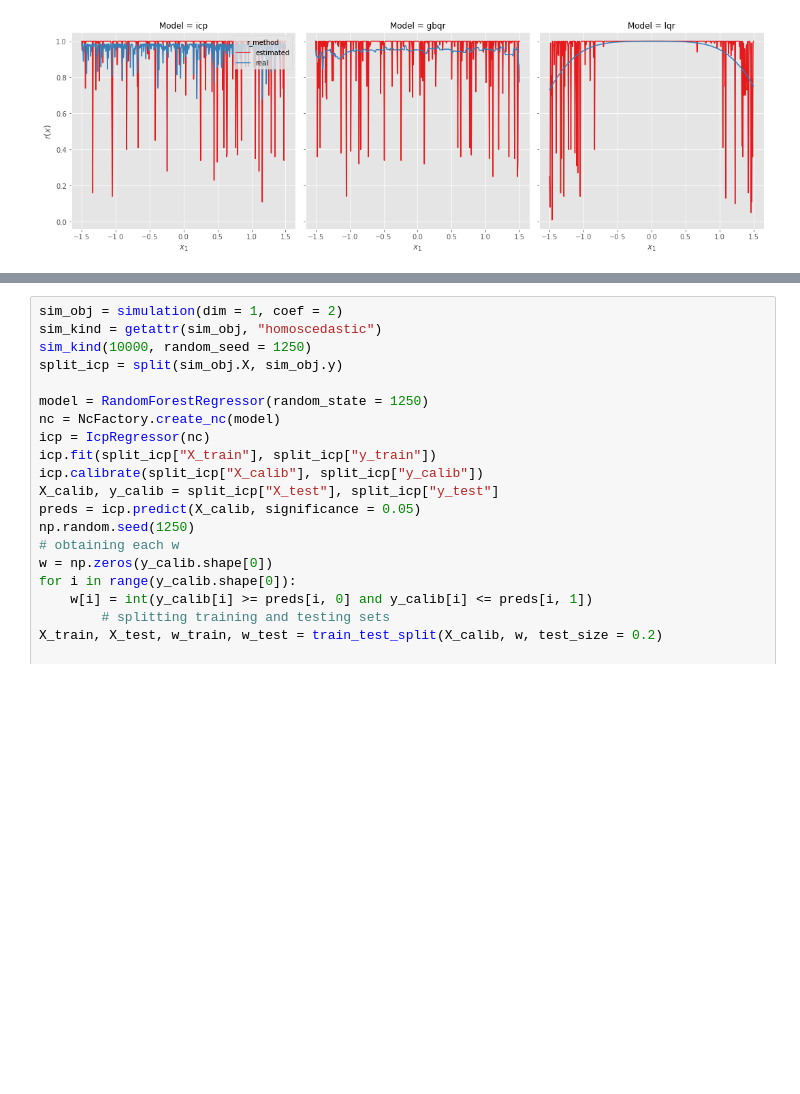
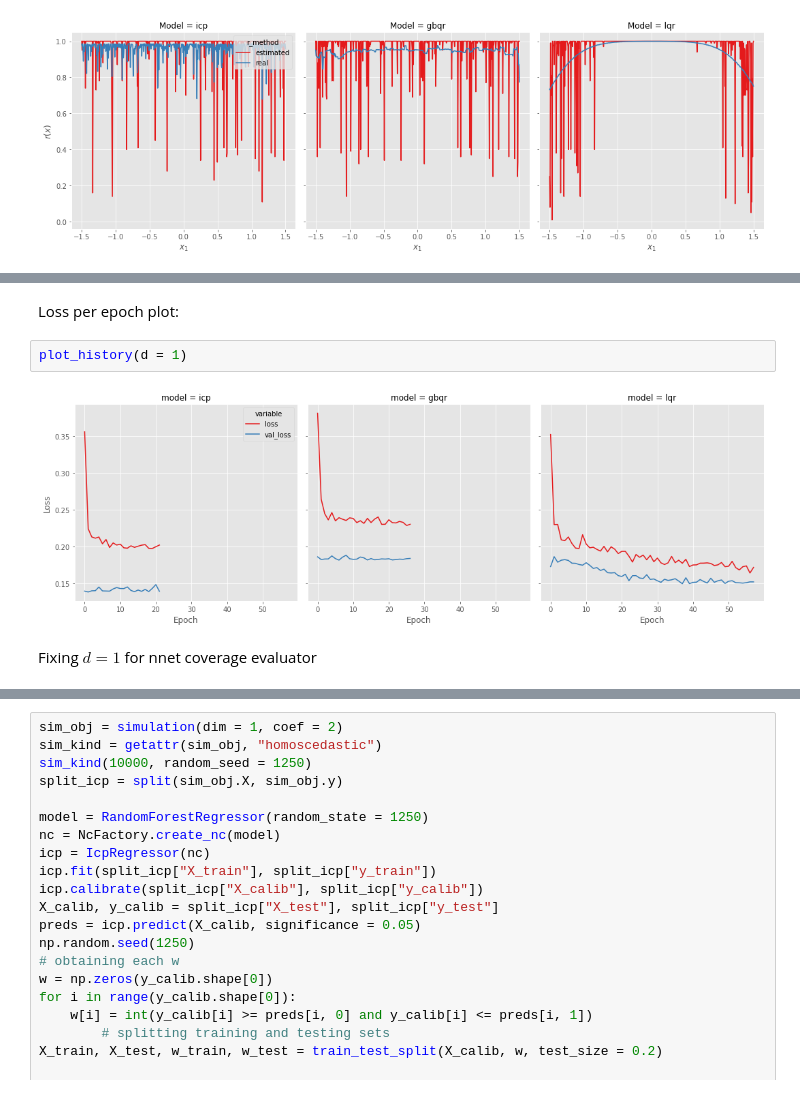
Before and after one commit to Monoxido45/clover, a Jupyter notebook: results/reg_cov_hypothesis_testing.ipynb, the cells around one changed output, grey strips where cells are left out. Drawn from its saved outputs; the diff is of its cells as text; blank space fills up the shorter version.

```diff
--- a/results/reg_cov_hypothesis_testing.ipynb
+++ b/results/reg_cov_hypothesis_testing.ipynb
@@ -458,0 +559,8 @@ plot_r(d = 1, coverage_evaluator = "nnet")
+# %% [markdown]
+Loss per epoch plot:
+# %%
+plot_history(d = 1)
+# %% [output]
+[figure, added]
+# %% [markdown]
+Fixing $d = 1$ for nnet coverage evaluator
```
Also changed, not shown: parts of 22 cells of this notebook, 1 other file.
